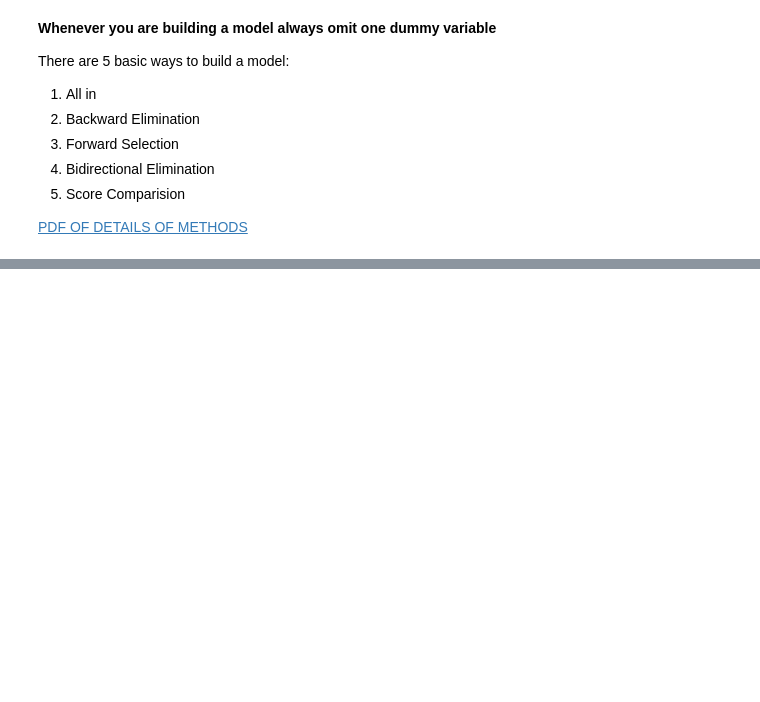
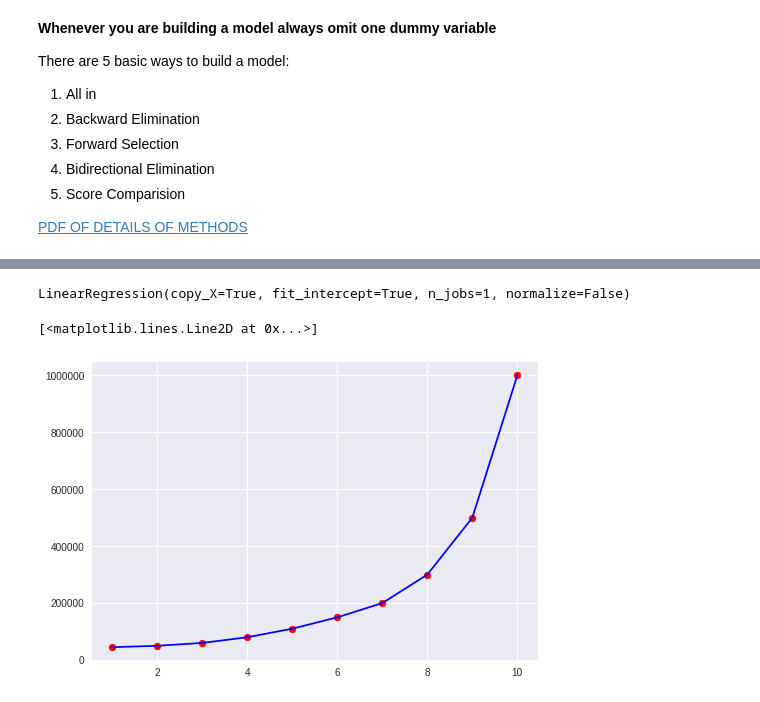
Before and after one commit to agarwalanant/Machine_Learning, a Jupyter notebook: Regression/Regression.ipynb, the cells around one changed output, grey strips where cells are left out. Saved outputs shown, nothing was run; the diff lists cells and outputs as text; code cells hidden in the pictures; blank space fills up the shorter version.

```diff
--- a/Regression/Regression.ipynb
+++ b/Regression/Regression.ipynb
@@ -128,0 +220,5 @@ X = np.append(values= X,arr = np.ones((50,1)).astype(int),axis=1)
+# %%
+data_poly = pd.read_csv("gdrive/My Drive/MachineLearning/Polynomial_Regression/Position_Salaries.csv")
+# %%
+X=data_poly.iloc[:,1:2].values
+Y=data_poly.iloc[:,2].values
@@ -128,0 +228,14 @@ X = np.append(values= X,arr = np.ones((50,1)).astype(int),axis=1)
+# %%
+poly_reg=PolynomialFeatures(degree =10)
+X_poly = poly_reg.fit_transform(X)
+poly_reg.fit(X_poly,Y)
+lin_reg = LinearRegression()
+lin_reg.fit(X_poly,Y)
+# %% [output]
+LinearRegression(copy_X=True, fit_intercept=True, n_jobs=1, normalize=False)
+# %%
+plt.scatter(X,Y,color='red')
+plt.plot(X,lin_reg.predict(poly_reg.fit_transform(X)),color='blue')
+# %% [output]
+[<matplotlib.lines.Line2D at 0x...>]
+[figure, added]
```
Also changed, not shown: parts of 9 cells of this notebook.
